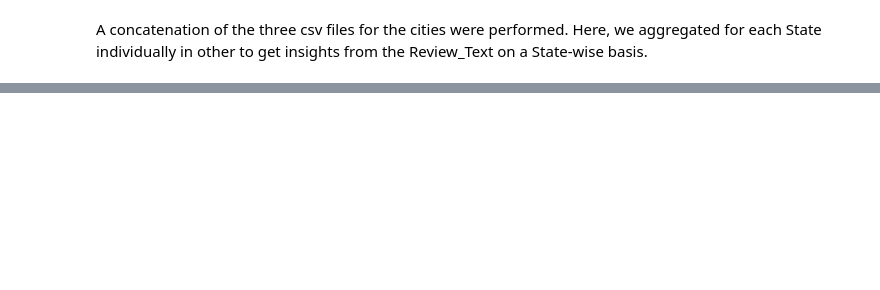
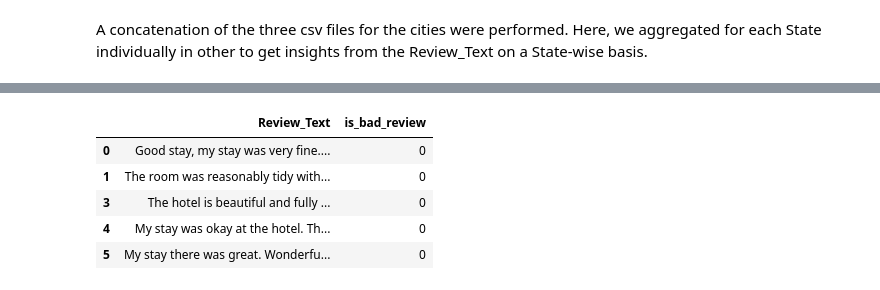
Before and after one commit to TGA-Sept-Cohort-Group-A/Reviews-Project, a Jupyter notebook: Sentiment_Analysis_Hotels_ng.ipynb, the cells around one changed output, grey strips where cells are left out. Saved outputs shown, nothing was run; the diff lists cells and outputs as text; code cells hidden in the pictures; blank space fills up the shorter version.

Commit message:
Sentiment Analysis
I created a label and started the feature engineering for the analysis.

```diff
--- a/Sentiment_Analysis_Hotels_ng.ipynb
+++ b/Sentiment_Analysis_Hotels_ng.ipynb
@@ -492,0 +516,4 @@ plt.show()
+# %%
+#creating the label
+reviews_df = combined_csv
+reviews_df.head(4)
@@ -492,0 +526,14 @@ plt.show()
+# %%
+# create the label
+reviews_df["is_bad_review"] = reviews_df["Rating"].apply(lambda x: 1 if x < 5 else 0)
+# %%
+# select only relevant columns
+reviews_df = reviews_df[["Review_Text", "is_bad_review"]]
+reviews_df.head()
+# %% [output]
+|  | Review_Text | is_bad_review |
+| 0 | Good stay, my stay was very fine.... | 0 |
+| 1 | The room was reasonably tidy with... | 0 |
+| 3 | The hotel is beautiful and fully ... | 0 |
+| 4 | My stay was okay at the hotel. Th... | 0 |
+| 5 | My stay there was great. Wonderfu... | 0 |
```
Also changed, not shown: parts of 22 cells of this notebook.
